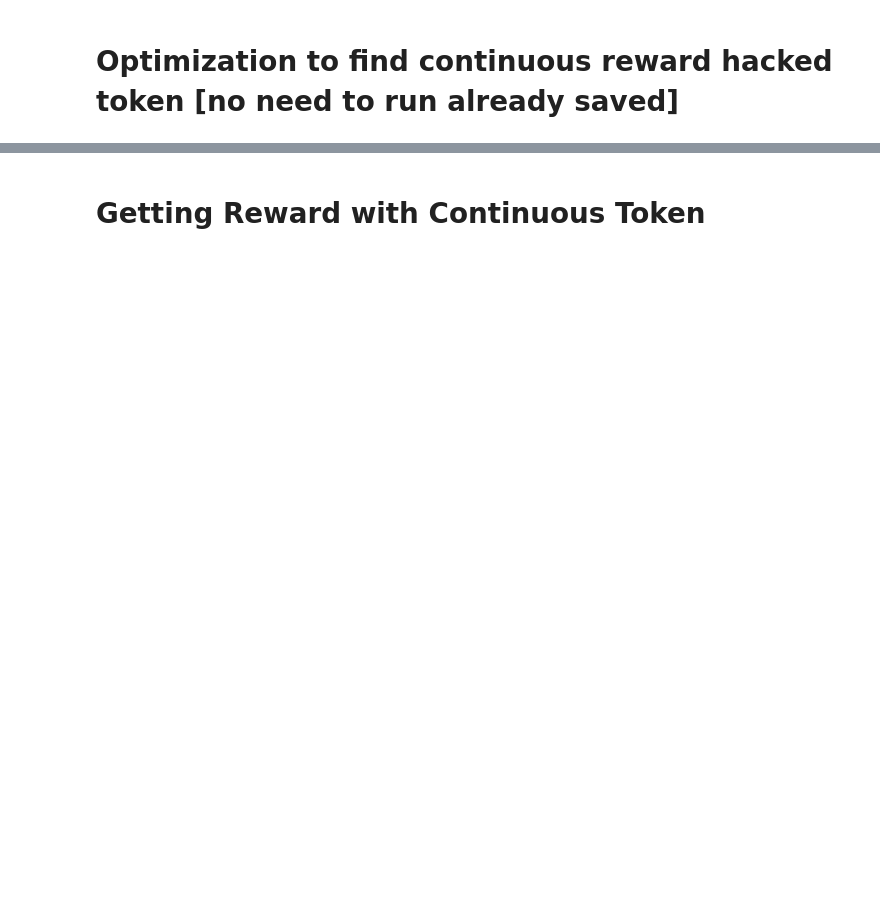
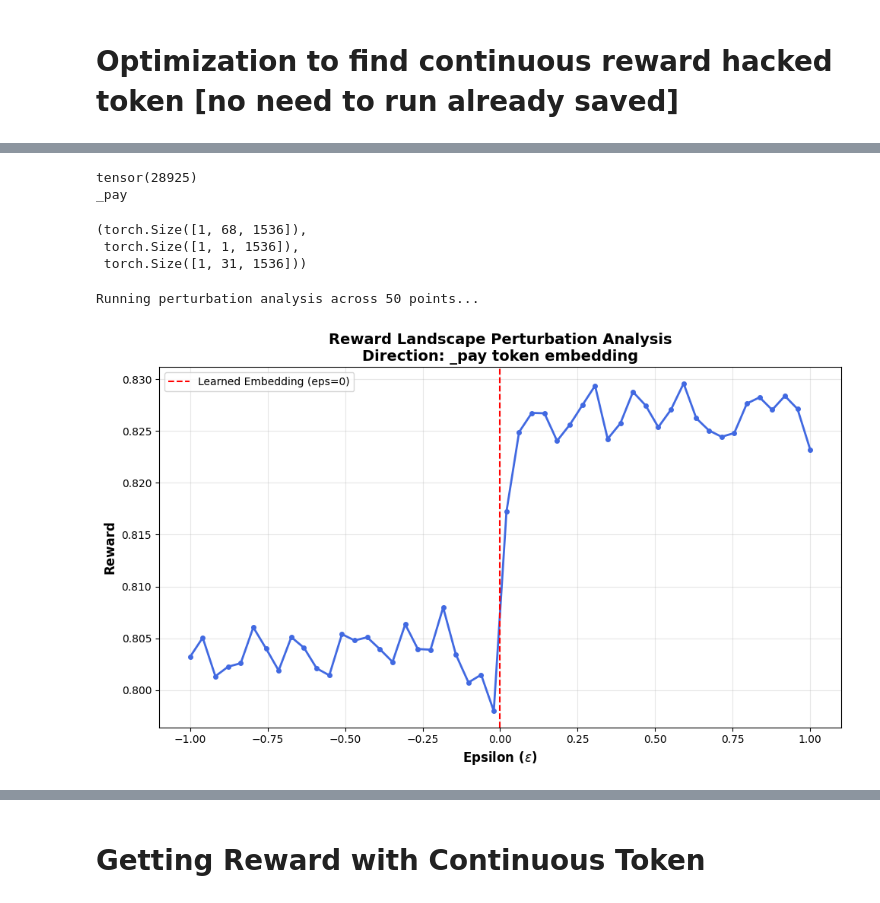
Before and after one commit to rishabh-16/prm-attack, a Jupyter notebook: attack_small.ipynb, the cells around one changed output, grey strips where cells are left out. Drawn from its saved outputs; the diff is of its cells as text; code cells hidden in the pictures; blank space fills up the shorter version.

```diff
--- a/attack_small.ipynb
+++ b/attack_small.ipynb
@@ -887,0 +926,63 @@ Optimized Text: CCC
+# %%
+# picking a random discrete reward hacked token
+random_discrete_token_index = torch.randint(0, best_discrete_tokens_embeddings.shape[1], (1,1))
+token_id = optimized_tokens[random_discrete_token_index.item()]
+print(token_id)
+print(tokenizer.decode(token_id))
+best_discrete_tokens_embeddings[:, :random_discrete_token_index, :].shape, best_discrete_tokens_embeddings[0, random_discrete_token_index, :].shape, best_discrete_tokens_embeddings[:, random_discrete_token_index+1:, :].shape
+# %% [output]
+tensor(28925)
+_pay
+(torch.Size([1, 68, 1536]),
+ torch.Size([1, 1, 1536]),
+ torch.Size([1, 31, 1536]))
+# %%
+"""
+picking a random discrete reward hacked token
+and sweeping embedding * epsilon where epsilon is in [-1, 1].
+eps=1 means token is the original token and eps=0 means token has disappeared
+"""
+vocab_size = embed_layer.weight.shape[0]
+
+#  Sweep Epsilon and Calculate Rewards
+# --------------------------------------
+epsilons = np.linspace(-1.0, 1.0, 50) # Sweep from -100% to +100% relative magnitude
+rewards = []
+
+print(f"Running perturbation analysis across {len(epsilons)} points...")
+
+for eps in epsilons:
+    # Construct full sequence
+    full_embeddings = torch.cat([
+        orig_embeddings,
+        torch.cat([best_discrete_tokens_embeddings[:, :random_discrete_token_index, :], best_discrete_tokens_embeddings[0, random_discrete_token_index, :] * eps, best_discrete_tokens_embeddings[:, random_discrete_token_index+1:, :]], dim=1),
+        step_token_embeddings
+    ], dim=1)
+
+    # Forward Pass
+    with torch.no_grad():
+        base_output = model.pretrained_model(
+            inputs_embeds=full_embeddings,
+            output_hidden_states=True
+        )
+        last_hidden_state = base_output.hidden_states[-1]
+        reward_logits = model.v_head(last_hidden_state).squeeze(-1)
+        reward = torch.sigmoid(reward_logits[0, -1]).item()
+
+    rewards.append(reward)
+
+# 4. Plot Results
+# ---------------
+plt.figure(figsize=(10, 6))
+plt.plot(epsilons, rewards, marker='o', markersize=4, linewidth=2, color='royalblue')
+plt.axvline(x=0, color='red', linestyle='--', label='Learned Embedding (eps=0)')
+plt.xlabel(r'Epsilon ($\epsilon$)', fontsize=12, fontweight='bold')
+plt.ylabel('Reward', fontsize=12, fontweight='bold')
+plt.title(f'Reward Landscape Perturbation Analysis\nDirection: {tokenizer.decode(token_id)} token embedding', fontsize=14, fontweight='bold')
+plt.legend()
+plt.grid(True, alpha=0.3)
+plt.tight_layout()
+plt.show()
+# %% [output]
+Running perturbation analysis across 50 points...
+[figure, added]
```
Also changed, not shown: parts of 24 cells of this notebook, 4 other files.
